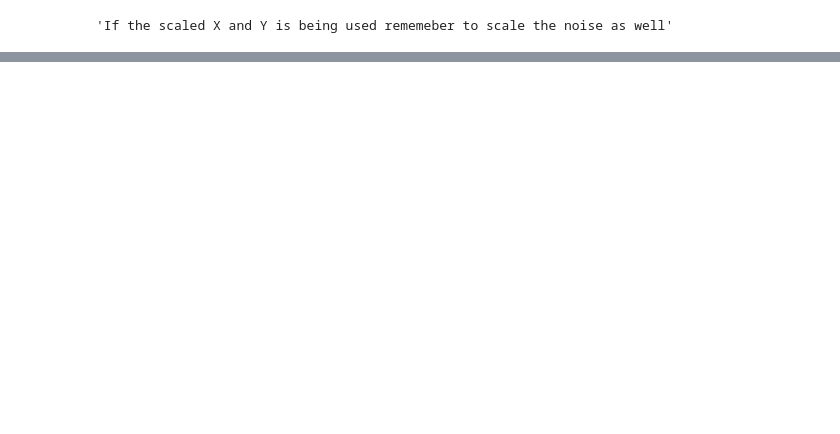
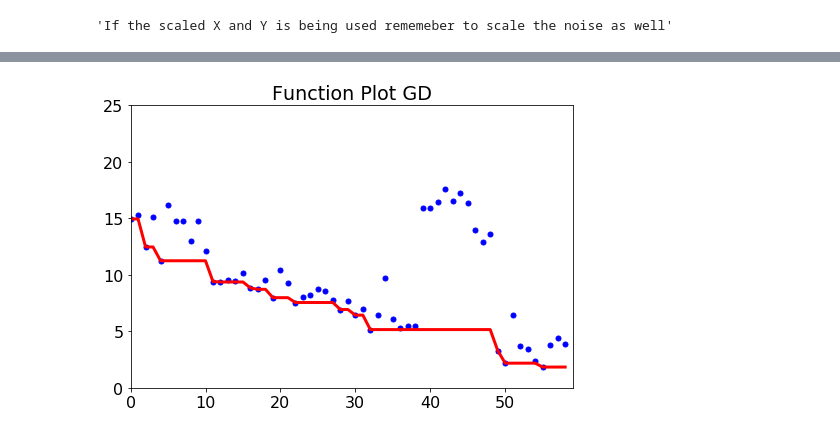
Before and after one commit to selwyn96/GP_Grad, a Jupyter notebook: Code/Main.ipynb, the cells around one changed output, grey strips where cells are left out. Drawn from its saved outputs; the diff is of its cells as text; code cells hidden in the pictures; blank space fills up the shorter version.

```diff
--- a/Code/Main.ipynb
+++ b/Code/Main.ipynb
@@ -19,7 +23,6 @@ Noise_level= 0.05 # if noisy, what is the noise sd
 # %%
 # The target function is assigned, chose 1 from the below
 
-objective=functions.Ackley()
 objective=functions.Rosenbrock()
 objective=functions.Synthetic()
 objective=functions.sin()
@@ -35,6 +38,8 @@ objective=functions.Hartmann_6()
 objective=functions.Ackley_6()
 objective=functions.Levy_10()
 objective=functions.Rastrigin()
+objective=functions.Ackley_6()
+
 
 print(objective.bounds)
 # Extracting the bounded range of the inputs
@@ -64,9 +121,11 @@ print(func_bounds)
 # %%
 # max budget for finding good point
-Budget=300
 
 # Acq_names=['PI','PG','EI','EG','gp_ucb','random','TS','SATS','G_ES','MES','GD']
 acquation_function='gp_ucb'
 function_bounds=func_bounds
-func_name='Rastrigin'
+func_name='Ackley'
 Max= 0 # function max 3.86278, 3.32237
+Max_eval=50
+n_dim=10 # No of initial points
+Budget=Max_eval+n_dim-1
@@ -123,0 +132,16 @@ KeyboardInterrupt:
+# %%
+turbo1 = Turbo1(
+    f=f,  # Handle to objective function
+    lb=f.lb,  # Numpy array specifying lower bounds
+    ub=f.ub,  # Numpy array specifying upper bounds
+    n_init=n_dim,  # Number of initial bounds from an Latin hypercube design
+    max_evals = Budget,  # Maximum number of evaluations
+    batch_size=1,  # How large batch size TuRBO uses
+    verbose=True,  # Print information from each batch
+    use_ard=False,  # Set to true if you want to use ARD for the GP kernel
+    max_cholesky_size=2000,  # When we switch from Cholesky to Lanczos
+    n_training_steps=50,  # Number of steps of ADAM to learn the hypers
+    min_cuda=1024,  # Run on the CPU for small datasets
+    device="cpu",  # "cpu" or "cuda"
+    dtype="float64",  # float64 or float32
+)
@@ -186,3 +314,17 @@ def save_plot_T(mean,std):
 mean=load_obj(func_name+'_Mean_'+'Regret')
 error=load_obj(func_name+'_Error_'+'Regret')
 save_plot_T(mean,error)
+# %%
+Bo_test.Y=Bo_test.Y*-1
+fig = plt.figure(figsize=(7, 5))
+matplotlib.rcParams.update({'font.size': 16})
+plt.plot(Bo_test.Y, 'b.', ms=10)  # Plot all evaluated points as blue dots
+plt.plot(np.minimum.accumulate(Bo_test.Y), 'r', lw=3)  # Plot cumulative minimum as a red line
+plt.xlim([0, len(Bo_test.Y)])
+plt.ylim([0, 25])
+plt.title("Function Plot GD")
+
+plt.tight_layout()
+plt.show()
+# %% [output]
+[figure, added]
```
Also changed, not shown: parts of 8 cells of this notebook, 20 other files.
